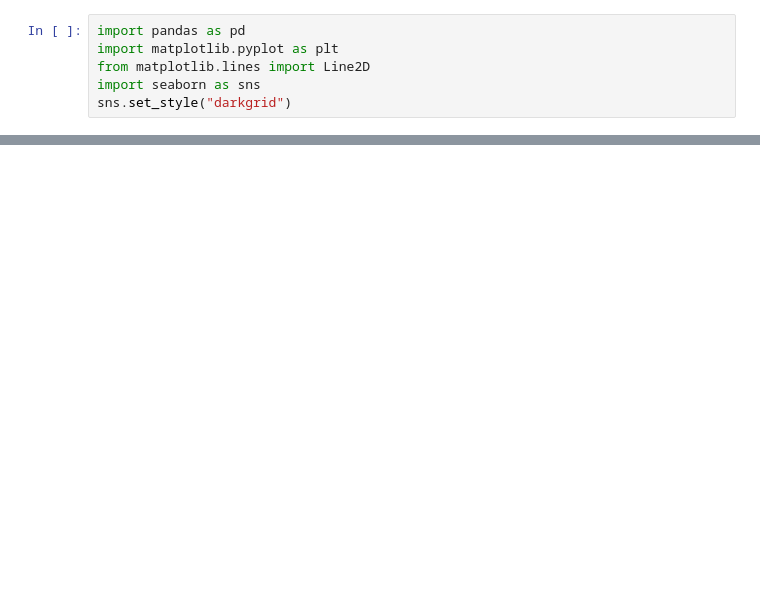
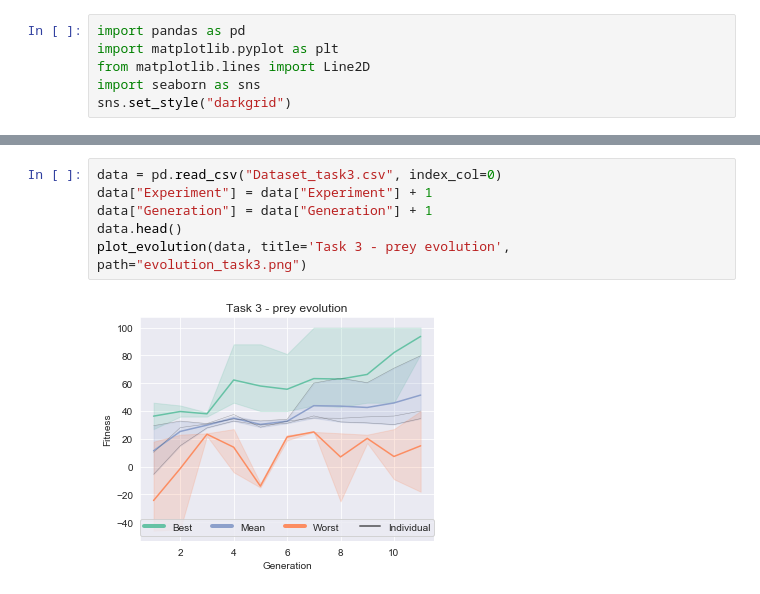
Before and after one commit to Mick-IJ/Learning-Machines, a Jupyter notebook: plotting.ipynb, the cells around one changed output, grey strips where cells are left out. Cells and saved outputs as stored; diff of their text form; blank space fills up the shorter version.

```diff
--- a/plotting.ipynb
+++ b/plotting.ipynb
@@ -44,0 +42,8 @@ plt.savefig("evolution_2.png")
+# %%
+data = pd.read_csv("Dataset_task3.csv", index_col=0)
+data["Experiment"] = data["Experiment"] + 1
+data["Generation"] = data["Generation"] + 1
+data.head()
+plot_evolution(data, title='Task 3 - prey evolution', path="evolution_task3.png")
+# %% [output]
+[figure, added]
```
Also changed, not shown: parts of 3 cells of this notebook, 1 other file.
